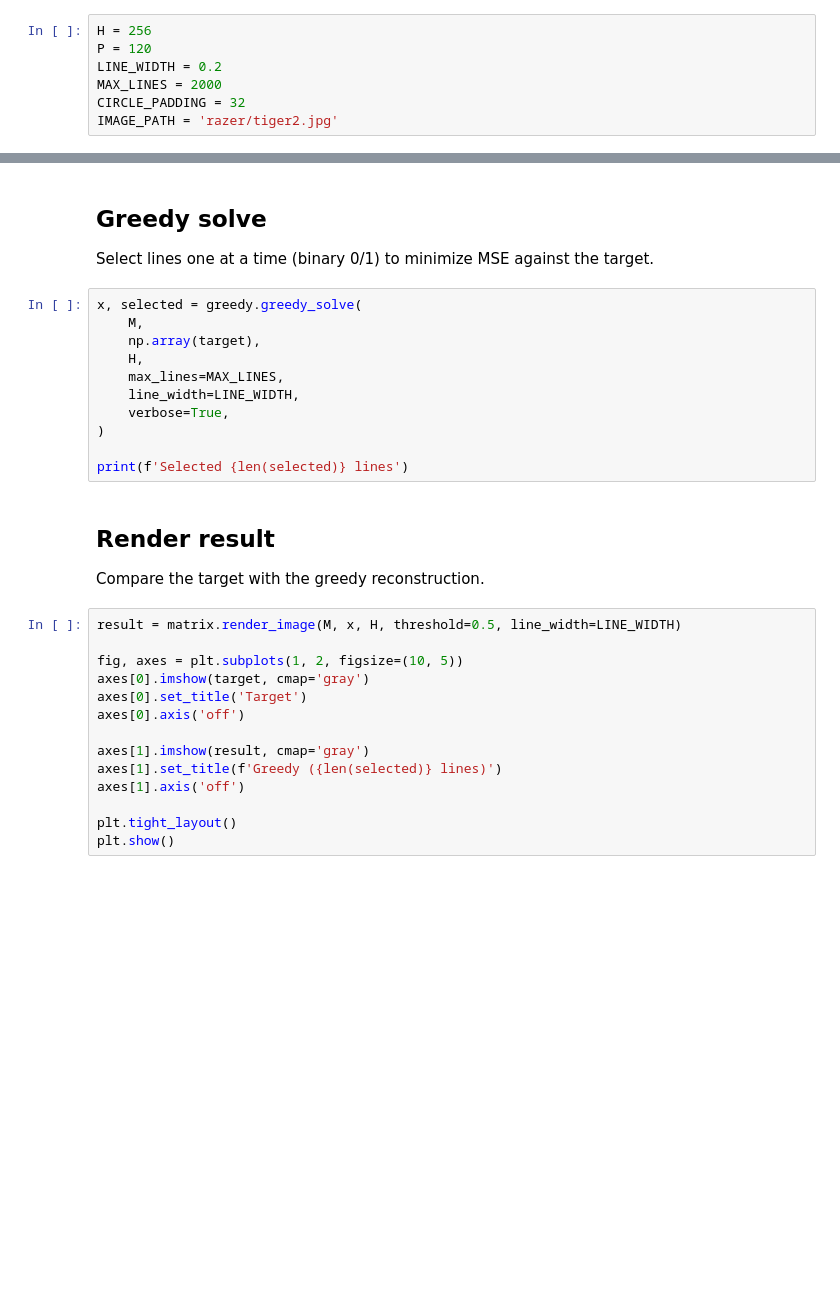
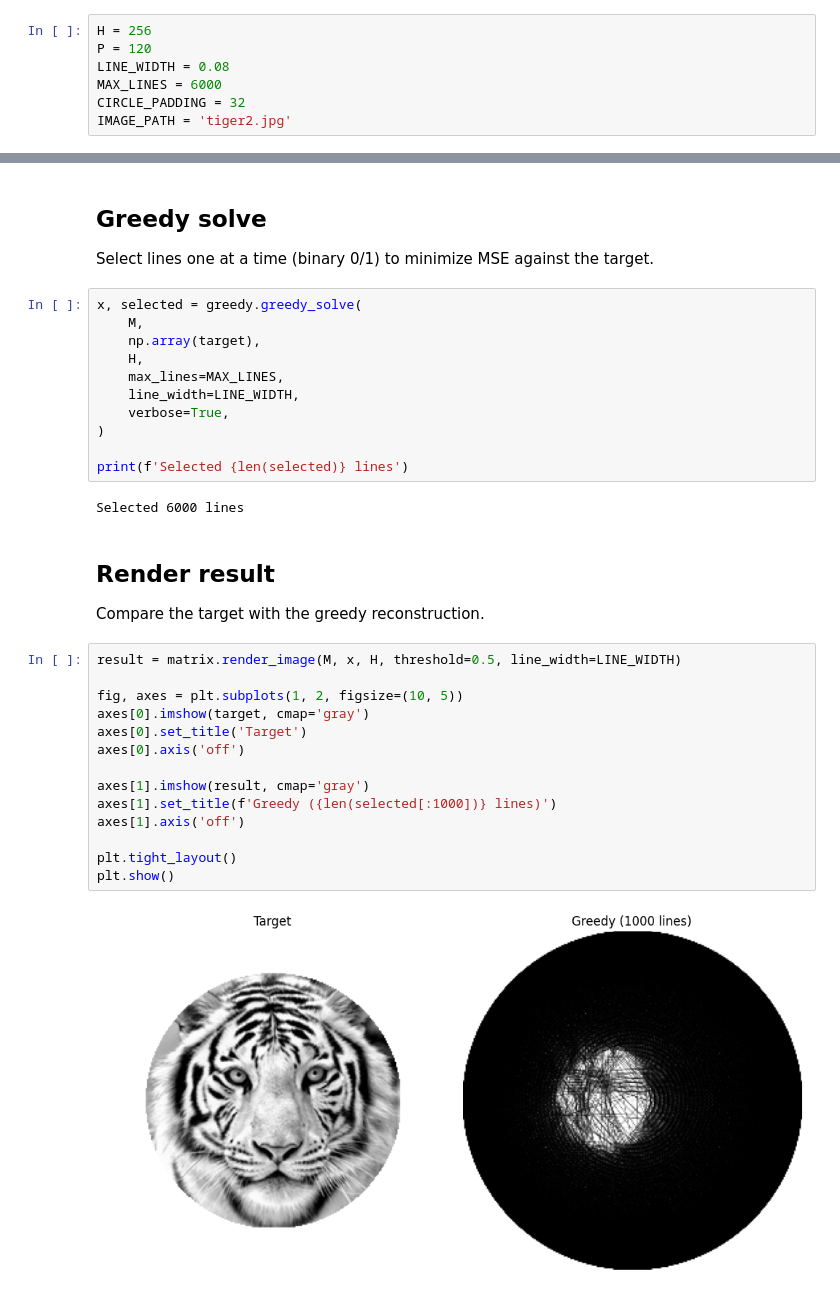
Before and after one commit to jacks14235/StringArt, a Jupyter notebook: greedy.ipynb, the cells around one changed output, grey strips where cells are left out. Saved outputs shown, nothing was run; the diff lists cells and outputs as text; blank space fills up the shorter version.

Commit message:
add image

```diff
--- a/greedy.ipynb
+++ b/greedy.ipynb
@@ -20,10 +22,10 @@ Edit image path, resolution, peg count, and line budget here.
 # %%
 H = 256
 P = 120
-LINE_WIDTH = 0.2
-MAX_LINES = 2000
+LINE_WIDTH = 0.08
+MAX_LINES = 6000
 CIRCLE_PADDING = 32
-IMAGE_PATH = 'razer/tiger2.jpg'
+IMAGE_PATH = 'tiger2.jpg'
 # %% [markdown]
 ## Preprocess target
 
@@ -58,6 +66,8 @@ x, selected = greedy.greedy_solve(
 )
 
 print(f'Selected {len(selected)} lines')
+# %% [output]
+Selected 6000 lines
 # %% [markdown]
 ## Render result
 
@@ -65,14 +75,16 @@ Compare the target with the greedy reconstruction.
 # %%
 result = matrix.render_image(M, x, H, threshold=0.5, line_width=LINE_WIDTH)
 
 fig, axes = plt.subplots(1, 2, figsize=(10, 5))
 axes[0].imshow(target, cmap='gray')
 axes[0].set_title('Target')
 axes[0].axis('off')
 
 axes[1].imshow(result, cmap='gray')
-axes[1].set_title(f'Greedy ({len(selected)} lines)')
+axes[1].set_title(f'Greedy ({len(selected[:1000])} lines)')
 axes[1].axis('off')
 
 plt.tight_layout()
 plt.show()
+# %% [output]
+[figure, added]
```
Also changed, not shown: parts of 3 cells of this notebook, 2 other files.
